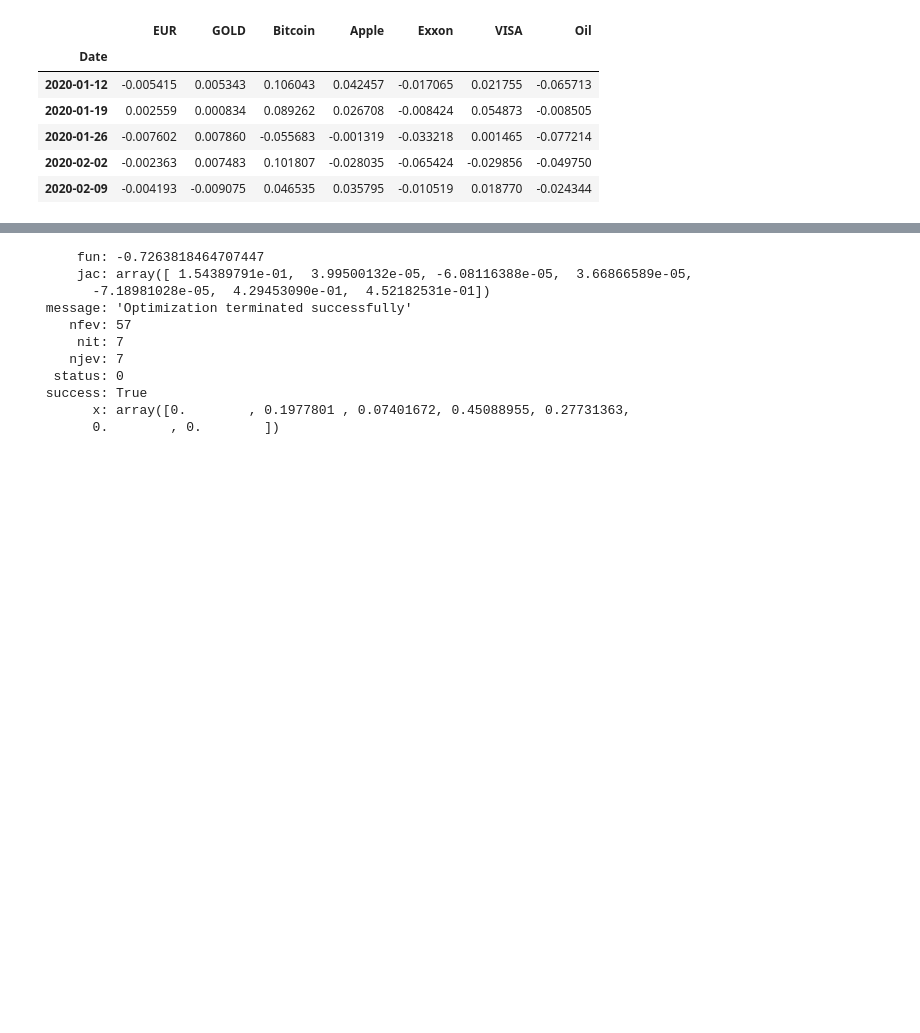
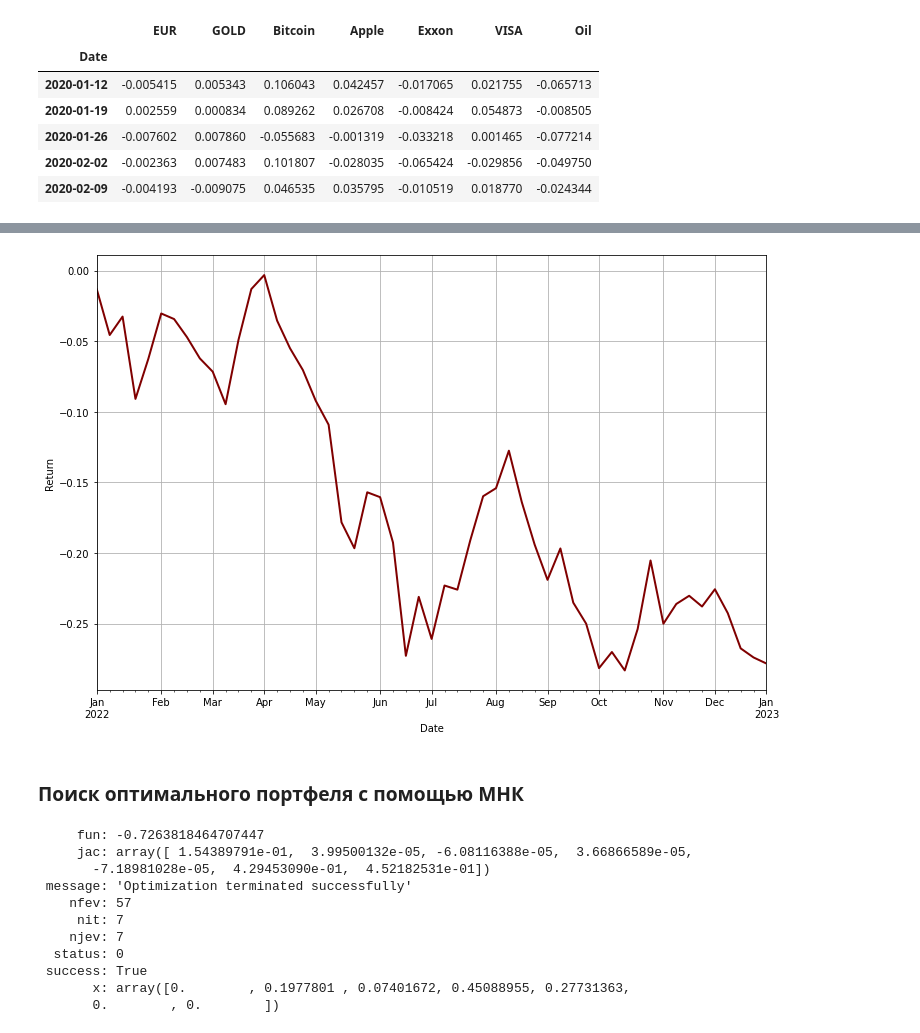
Before and after one commit to KayumovRu/RL-invest-optimization, a Jupyter notebook: notebooks/Markowitz.ipynb, the cells around one changed output, grey strips where cells are left out. Saved outputs shown, nothing was run; the diff lists cells and outputs as text; code cells hidden in the pictures; blank space fills up the shorter version.

```diff
--- a/notebooks/Markowitz.ipynb
+++ b/notebooks/Markowitz.ipynb
@@ -71,3 +89,14 @@ plt.show()
+# %%
+# бэктест
+plt.figure(figsize=(12,8))
+plt.ylabel('Return')
+np.matmul(df_w_pct['2022-01-01':], all_portf[max_sharpe_portf, :]).cumsum().plot(color='maroon', linewidth=2)
+plt.grid()
+plt.show()
+# %% [output]
+[figure, added]
+# %% [markdown]
+### Поиск оптимального портфеля с помощью МНК
 # %%
 # возвращает прибыль, волатильность и коэффициент Шарпа для любого портфеля
 def get_params(portf):
```
Also changed, not shown: parts of 17 cells of this notebook, 3 other files.
